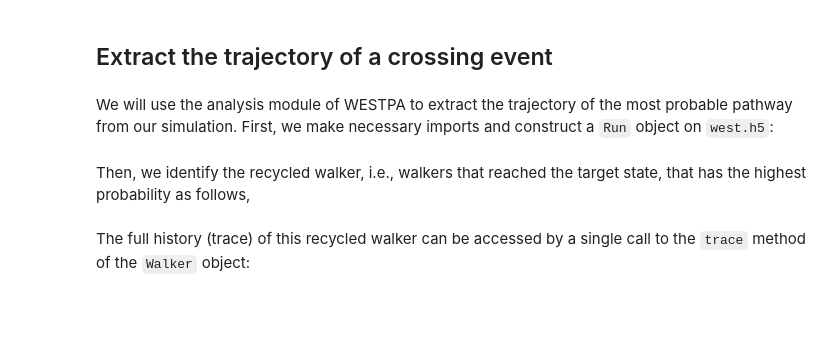
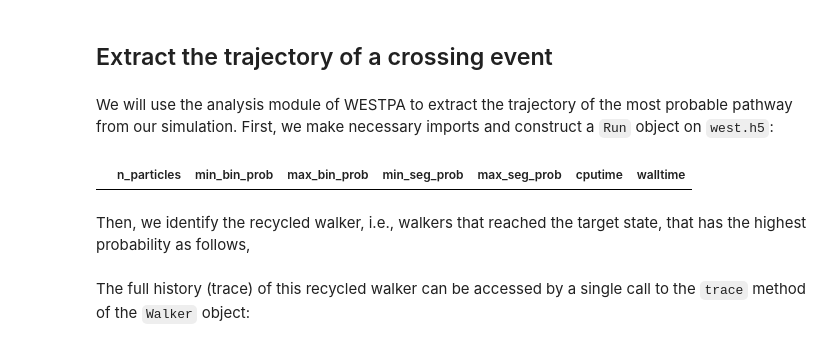
Before and after one commit to westpa/westpa2_tutorials, a Jupyter notebook: membrane_permeability/analysis.ipynb, the cells around one changed output. Drawn from its saved outputs; the diff is of its cells as text; code cells hidden in the pictures; blank space fills up the shorter version.

```diff
--- a/membrane_permeability/analysis.ipynb
+++ b/membrane_permeability/analysis.ipynb
@@ -9,7 +9,10 @@ We will use the analysis module of WESTPA to extract the trajectory of the most
 # %%
 from westpa.analysis import Run, HDF5MDTrajectory
 
 run = Run.open('west.h5')
+run.summary
+# %% [output]
+|  | n_particles | min_bin_prob | max_bin_prob | min_seg_prob | max_seg_prob | cputime | walltime |
 # %% [markdown]
 Then, we identify the recycled walker, i.e., walkers that reached the target state, that has the highest probability as follows,
 # %%
```
Also changed, not shown: parts of 4 cells of this notebook.
